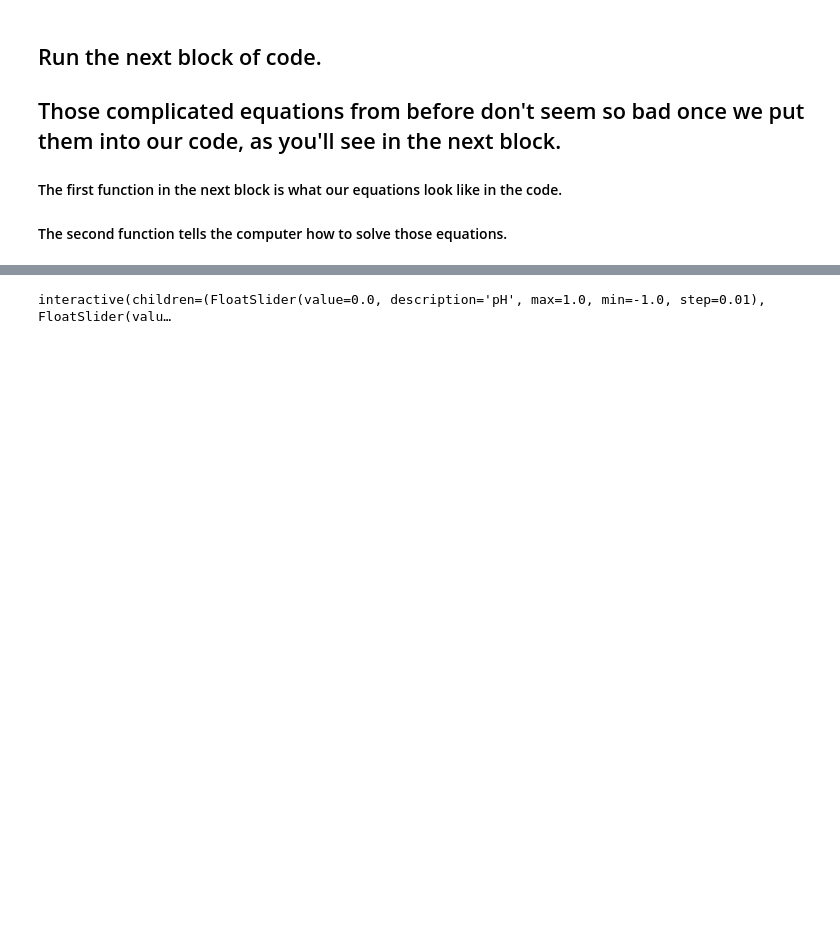
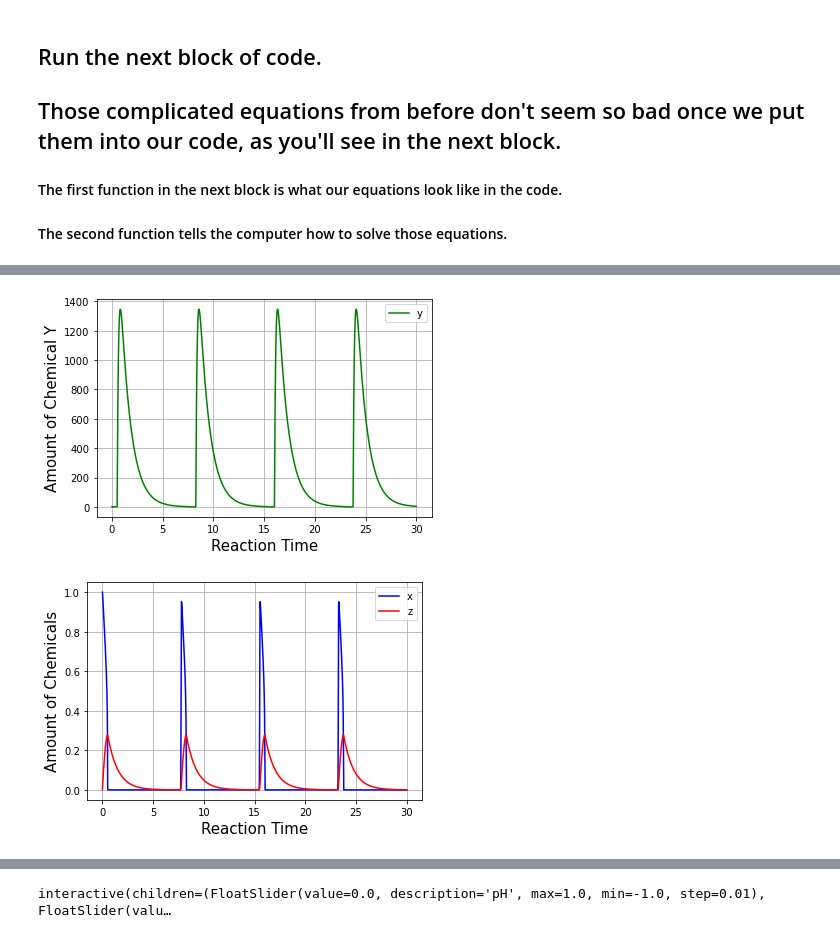
Before and after one commit to lperezmo/scientific-computing-middle-school-version, a Jupyter notebook: Chemistry_module/Chemical_Clocks.ipynb, the cells around one changed output, grey strips where cells are left out. Drawn from its saved outputs; the diff is of its cells as text; code cells hidden in the pictures; blank space fills up the shorter version.

```diff
--- a/Chemistry_module/Chemical_Clocks.ipynb
+++ b/Chemistry_module/Chemical_Clocks.ipynb
@@ -99,7 +96,7 @@ import numpy as np
 # %% [markdown]
 # Click the arrow
 # %%
-def initialize(pH, x, y, z, A, B, timeStep, T):
+def initialize(pH, x, y, z, timeStep, T):
 
     #These are the rate constants for the reaction.
     #F indicates the forward reaction
@@ -131,6 +128,10 @@ def initialize(pH, x, y, z, A, B, timeStep, T):
     k4 = kF4*H
 
     kc = 1.00
+
+    A = 0.06
+    B= 0.02
+
     #Here are those numbers q, 𝜖, and 𝜖′ in the equations above:
 
     q = 2*k1*k4/(k2*k3)
@@ -138,9 +139,9 @@ def initialize(pH, x, y, z, A, B, timeStep, T):
     eprime = 2*kc*k4*B/(k2*k3*A)
 
     #Here are the scaling relationships for X, Y, and Z:
-    X0M = (k3*A/(2*k4))*x
-    Y0M = (k3*A/k2)*y
-    Z0M = ((k3*A)**2/(kc*k4*B))*z
+    #X0M = (k3*A/(2*k4))*x
+    #Y0M = (k3*A/k2)*y
+    #Z0M = ((k3*A)**2/(kc*k4*B))*z
 
     #Finally, here's where the model figures out how many scaled timesteps to run for:
     N = math.floor(T/timeStep) #Floor because computers start counting at 0
@@ -151,13 +152,13 @@ def initialize(pH, x, y, z, A, B, timeStep, T):
               'x0' : x,
               'y0' : y,
               'z0' : z,
-              'X0M' : X0M,
-              'Y0M' : Y0M,
-              'Z0M' : Z0M,
               'T' : T,
               'N' : N}
 
     return params
+
+def select(p):
+    return p
 # %% [markdown]
 ## Run the next block of code.
 ## Those complicated equations from before don't seem so bad once we put them into our code, as you'll see in the next block.
@@ -227,0 +278,20 @@ def concs(prms):
+# %%
+plt.plot(time, solution[:, 1], 'g', label='y')
+plt.legend(loc='best')
+plt.xlabel('Reaction Time', fontsize = 15)
+plt.ylabel('Amount of Chemical Y', fontsize = 15)
+plt.grid()
+plt.show()
+##############################################
+##############################################
+
+plt.plot(time, solution[:, 0], 'b', label='x')
+plt.plot(time, solution[:, 2], 'r', label='z')
+plt.legend(loc='best')
+plt.xlabel('Reaction Time', fontsize = 15)
+plt.ylabel('Amount of Chemicals', fontsize = 15)
+plt.grid()
+plt.show()
+# %% [output]
+[figure, added]
+[figure, added]
```
Also changed, not shown: parts of 25 cells of this notebook.
